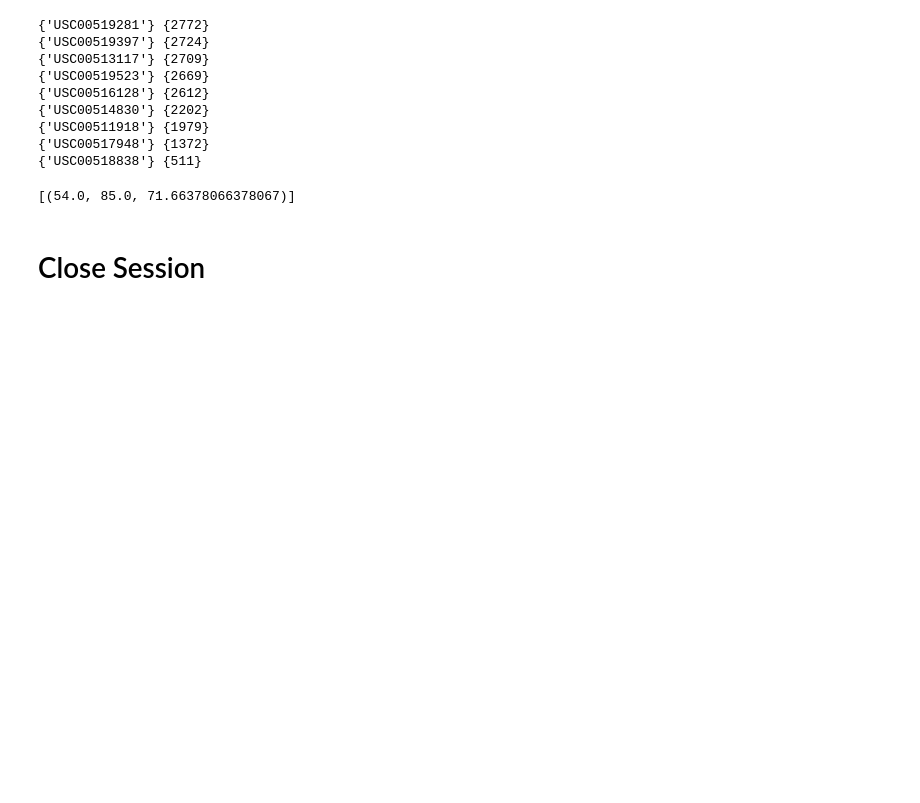
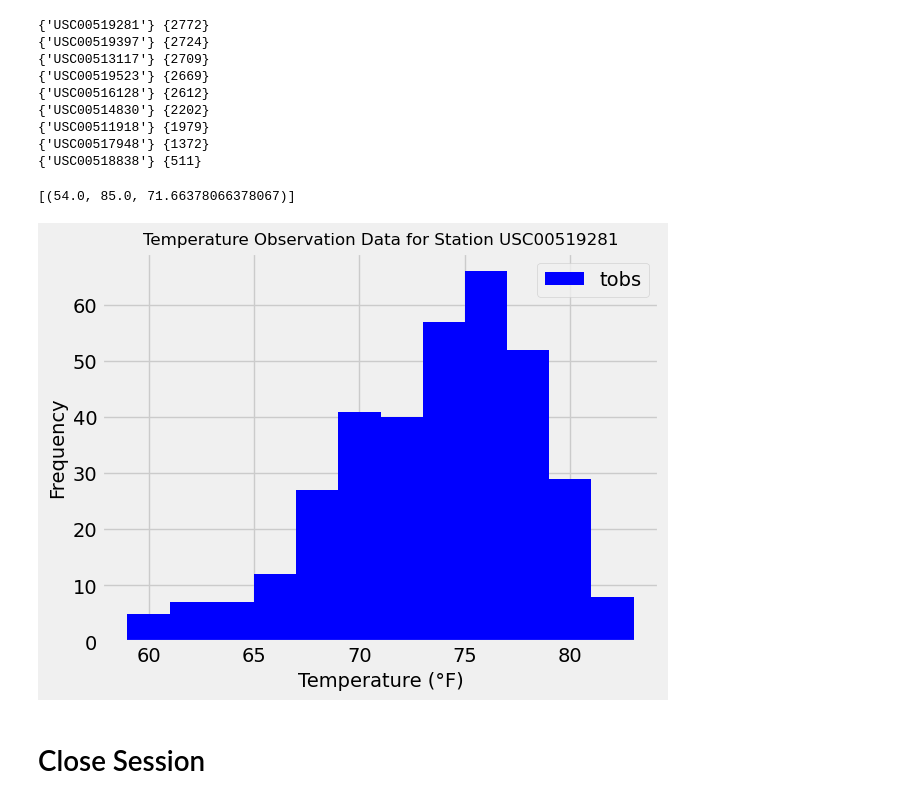
Before and after one commit to RondaJoy/SQLAlchemy-Challenge, a Jupyter notebook: HI_Climate/climate_starter_rjh.ipynb, the cells around one changed output. Drawn from its saved outputs; the diff is of its cells as text; code cells hidden in the pictures; blank space fills up the shorter version.

```diff
--- a/HI_Climate/climate_starter_rjh.ipynb
+++ b/HI_Climate/climate_starter_rjh.ipynb
@@ -191,3 +176,19 @@ target_temps
+# %%
+# Query the last 12 months of temperature observation data for this station and plot the results as a histogram
+stn_qdata = session.query(Measure.tobs).filter(Measure.station == "USC00519281").filter(Measure.date > yr_prior_dt).all()
+
+# Extract the temperatures from the query results
+stn_temps = [result[0] for result in stn_qdata]
+
+# Plot the results as a histogram
+plt.hist(stn_temps, bins=12, alpha=1, color='b')
+plt.title("Temperature Observation Data for Station USC00519281", fontsize=12)
+plt.xlabel("Temperature (°F)", fontsize=14)
+plt.ylabel("Frequency", fontsize=14)
+plt.legend(['tobs'], loc='upper right')
+plt.show()
+# %% [output]
+[figure, added]
 # %% [markdown]
 # Close Session
 # %%
```
Also changed, not shown: parts of 2 cells of this notebook.
